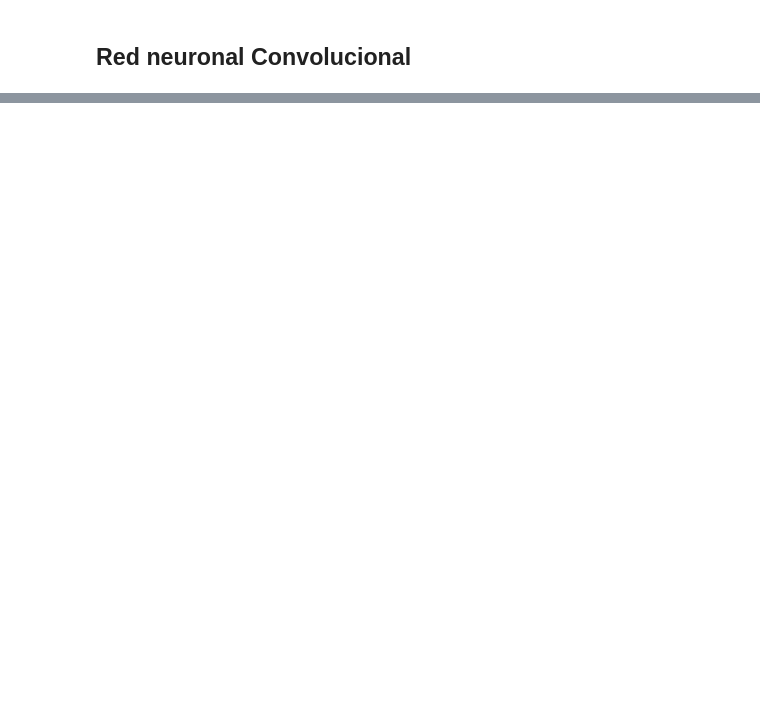
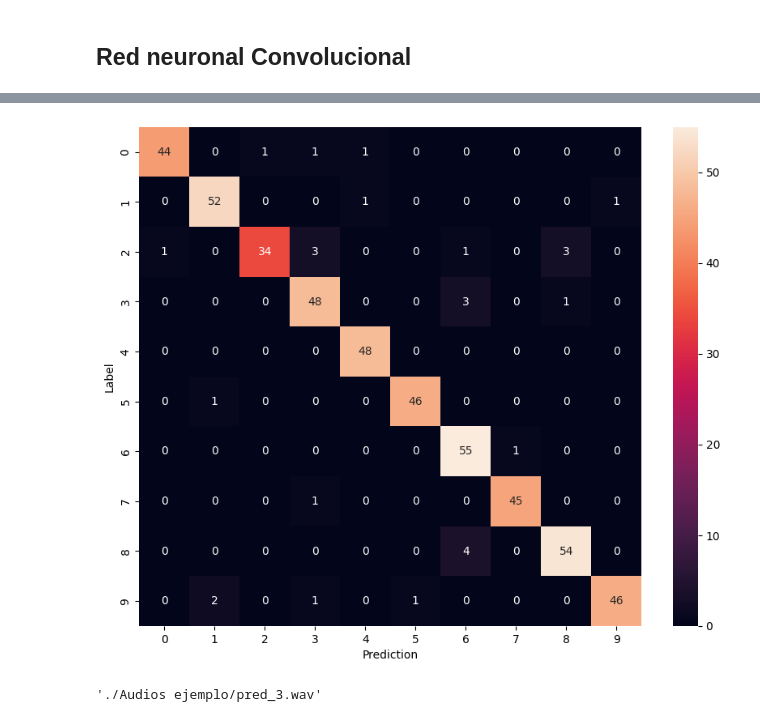
Before and after one commit to nacho-gonz/TP2-AA2, a Jupyter notebook: Ejercicio 1/EJ1.ipynb, the cells around one changed output, grey strips where cells are left out. Drawn from its saved outputs; the diff is of its cells as text; code cells hidden in the pictures; blank space fills up the shorter version.

```diff
--- a/Ejercicio 1/EJ1.ipynb
+++ b/Ejercicio 1/EJ1.ipynb
@@ -302,0 +448,15 @@ Text(0, 0.5, 'Accuracy [%]')
+# %%
+y_pred = model_recurrente.predict(val_spectrogram_ds)
+y_pred = tf.argmax(y_pred, axis=1)
+y_true = tf.concat(list(val_spectrogram_ds.map(lambda s,lab: lab)), axis=0)
+
+confusion_mtx = tf.math.confusion_matrix(y_true, y_pred)
+plt.figure(figsize=(10, 8))
+sns.heatmap(confusion_mtx,
+            xticklabels=label_names_list,
+            yticklabels=label_names_list,
+            annot=True, fmt='g')
+plt.xlabel('Prediction')
+plt.ylabel('Label')
+plt.show()
+# %% [output]
@@ -302,0 +464,5 @@ Text(0, 0.5, 'Accuracy [%]')
+[figure, added]
+# %%
+os.path.join('./Audios ejemplo', 'pred_3.wav')
+# %% [output]
+'./Audios ejemplo/pred_3.wav'
```
Also changed, not shown: parts of 20 cells of this notebook, 3 other files.
